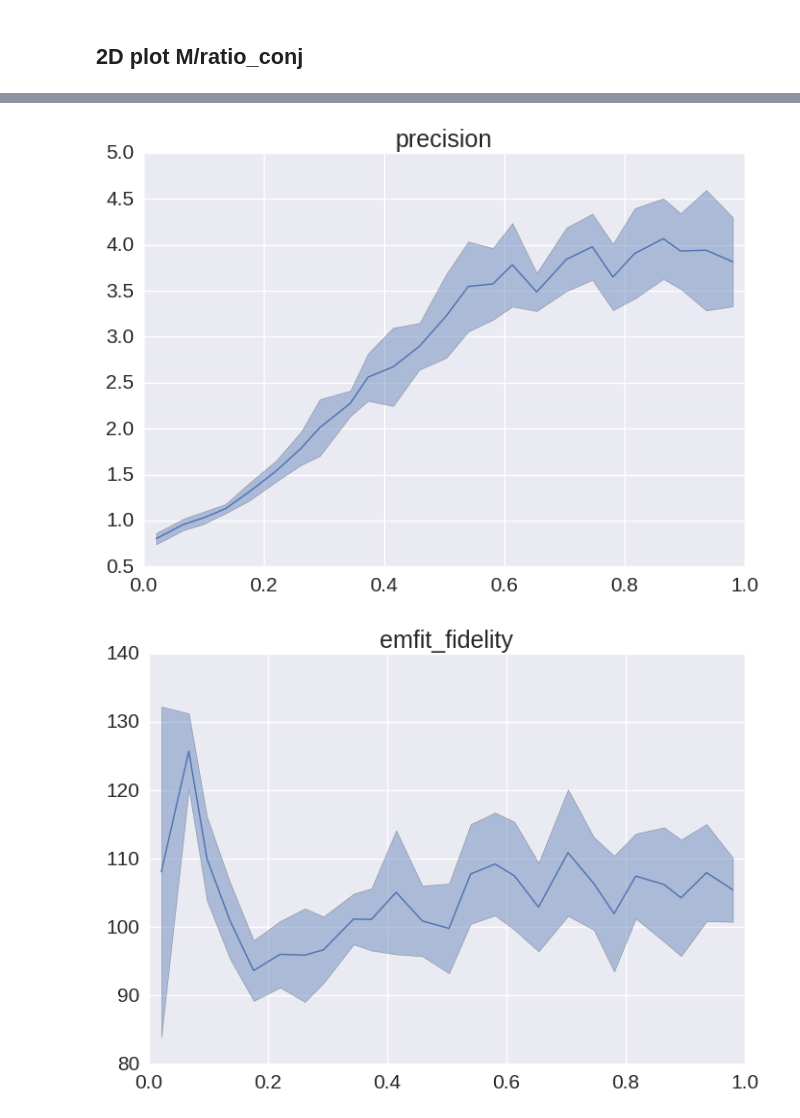
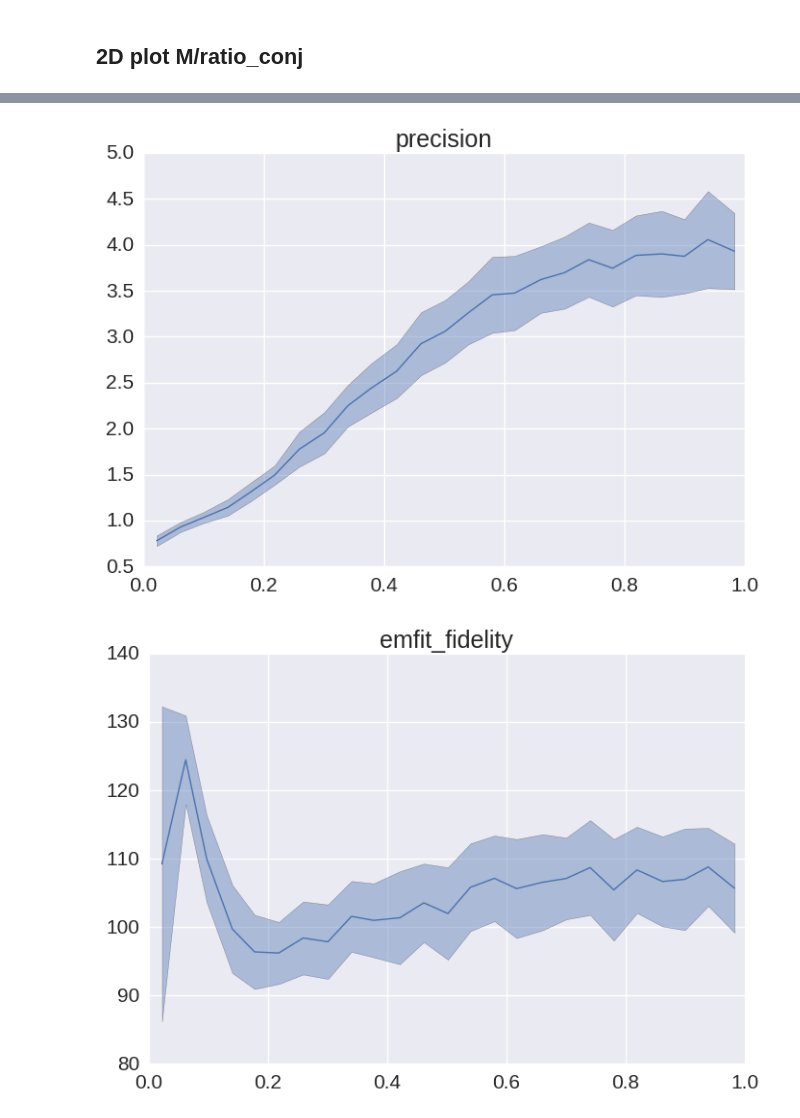
Before and after one commit to Azhag/Bayesian-visual-working-memory, a Jupyter notebook: Experiments/hierarchicalrandomnetwork_characterisation/notebook_hierarchical_weights_5try_300818.ipynb, the cells around one changed output, grey strips where cells are left out. Drawn from its saved outputs; the diff is of its cells as text; code cells hidden in the pictures.

```diff
--- a/Experiments/hierarchicalrandomnetwork_characterisation/notebook_hierarchical_weights_5try_300818.ipynb
+++ b/Experiments/hierarchicalrandomnetwork_characterisation/notebook_hierarchical_weights_5try_300818.ipynb
@@ -305,10 +331,10 @@ for value in values:
 # %%
-df_goodthresholds = df_avgstd[np.abs(df_avgstd.threshold - 1.15) < 0.1]
+df_goodthresholds = df_avgstd[np.abs(df_avgstd.threshold - 1.1) < 0.1]
 # df_goodthresholds = filter_quantized_param(df_avgstd, {'threshold': 1.1}, param_qbins)
 
 for value in ['precision', 'emfit_fidelity', 'emfit_target']:
     ax = plot_mean_std_df(df_goodthresholds, 'sparsity', value, param_qbins_middle)
     ax.set_title(value)
 # %% [output]
-[figure, old version]
+[figure, new version]
-[figure, old version]
+[figure, new version]
```
Also changed, not shown: parts of 7 cells of this notebook, 2 other files.
